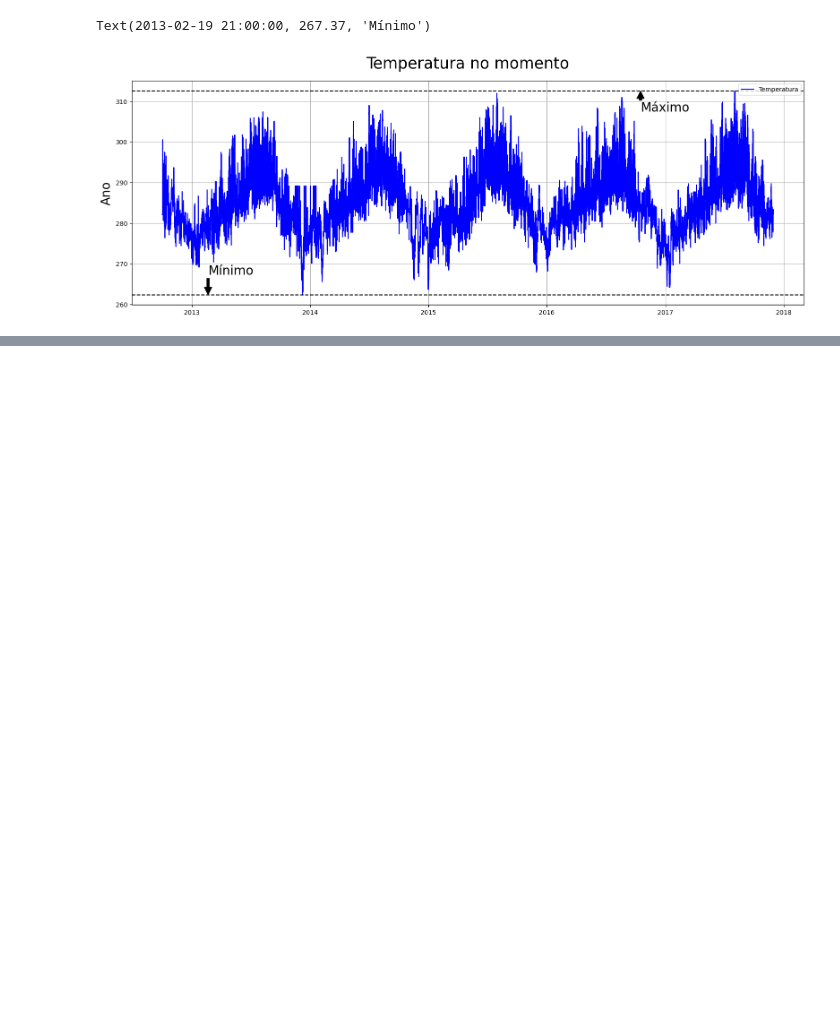
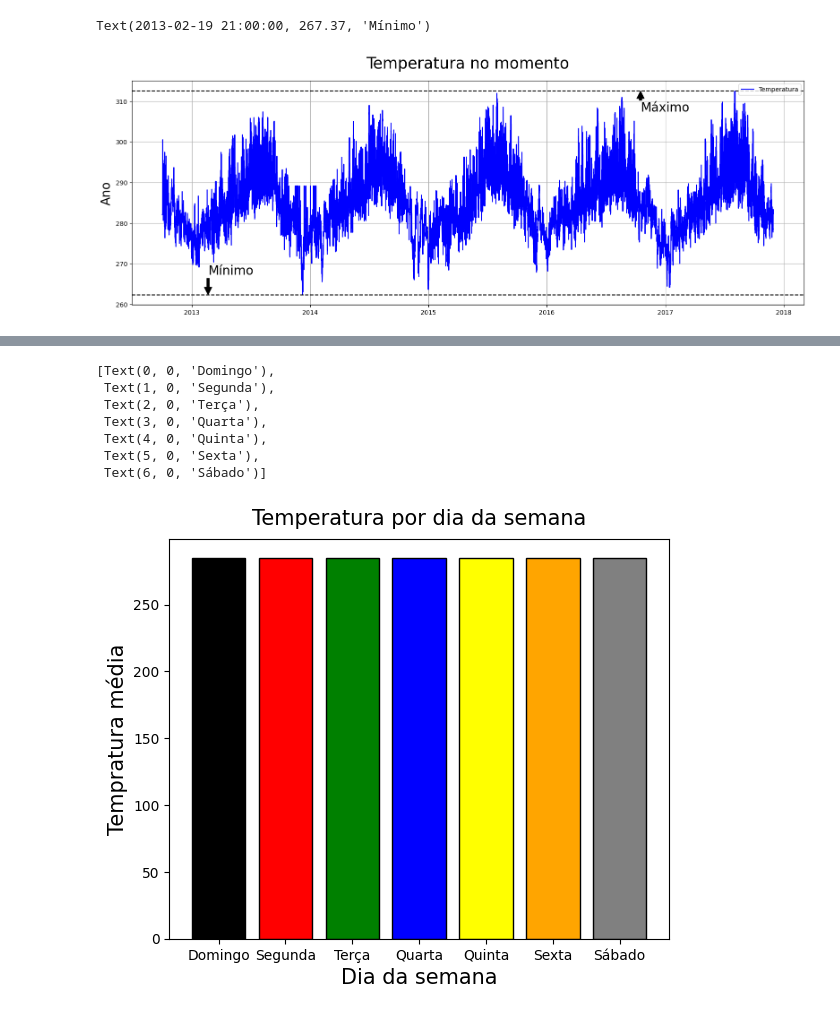
Before and after one commit to LANDOSOUZA/inteligencia_artificial_2025, a Jupyter notebook: aula_5/codigo.ipynb, the cells around one changed output, grey strips where cells are left out. Cells and saved outputs as stored; diff of their text form; code cells hidden in the pictures; blank space fills up the shorter version.

```diff
--- a/aula_5/codigo.ipynb
+++ b/aula_5/codigo.ipynb
@@ -153,0 +182,20 @@ Text(2013-02-19 21:00:00, 267.37, 'Mínimo')
+# %%
+fig = plt.figure(figsize=(5,4)) # cria o tamanho da figura
+eixo = fig.add_axes([0,0,1,1]) # cria o eixo do gráfico
+indice = range(len(temperatura_dia_semana)) # armazena o índice
+cores = ['black','r','g','b','yellow','orange','gray'] # cria a lista de cores
+eixo.bar(indice, temperatura_dia_semana,color=cores,edgecolor='black')
+eixo.set_title('Temperatura por dia da semana',fontsize=15,pad=10)
+eixo.set_xlabel('Dia da semana',fontsize=15)
+eixo.set_ylabel('Tempratura média',fontsize=15)
+eixo.set_xticks(indice)
+eixo.set_xticklabels(nome_dia) # lista o nome dos dias
+# %% [output]
+[Text(0, 0, 'Domingo'),
+ Text(1, 0, 'Segunda'),
+ Text(2, 0, 'Terça'),
+ Text(3, 0, 'Quarta'),
+ Text(4, 0, 'Quinta'),
+ Text(5, 0, 'Sexta'),
+ Text(6, 0, 'Sábado')]
+[figure, added]
```
Also changed, not shown: parts of 1 cell of this notebook.
